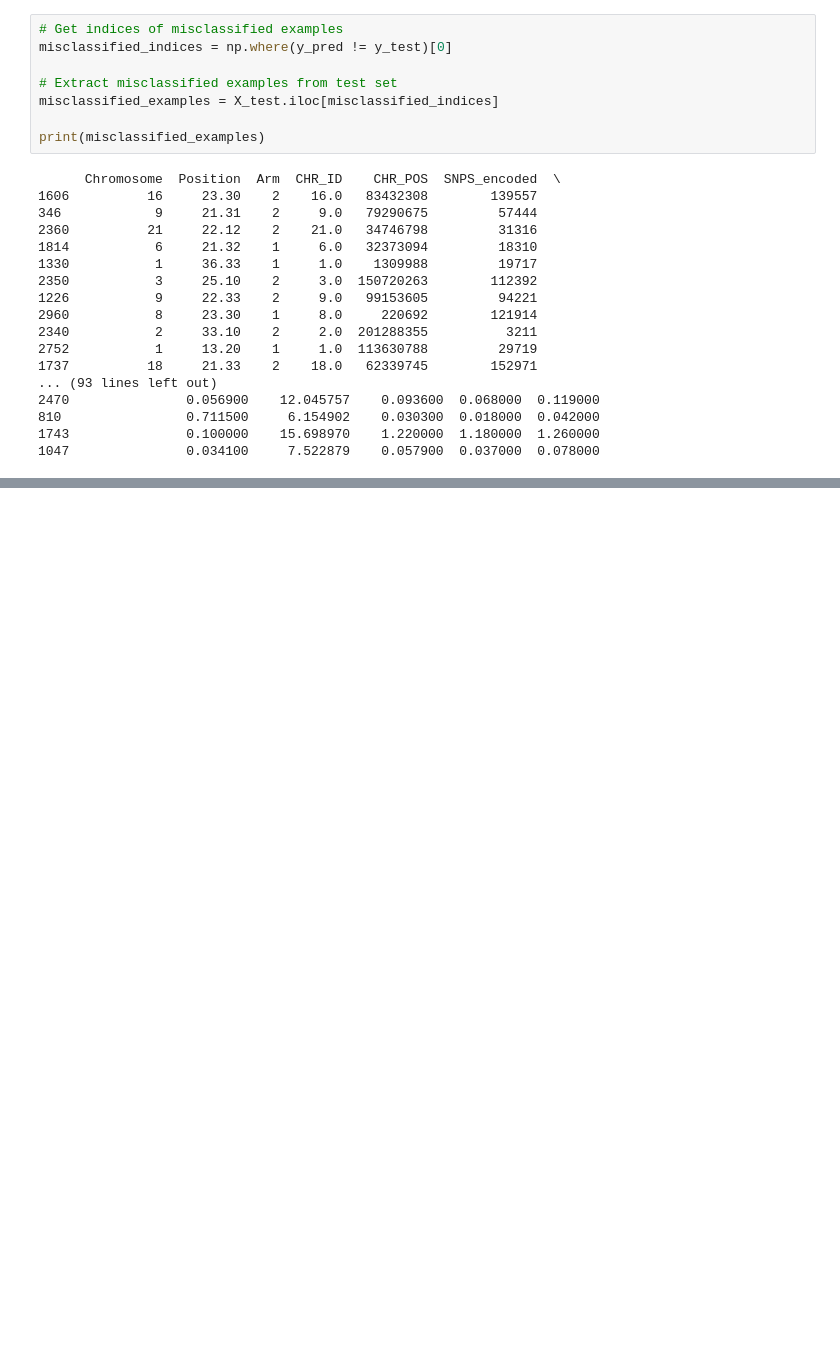
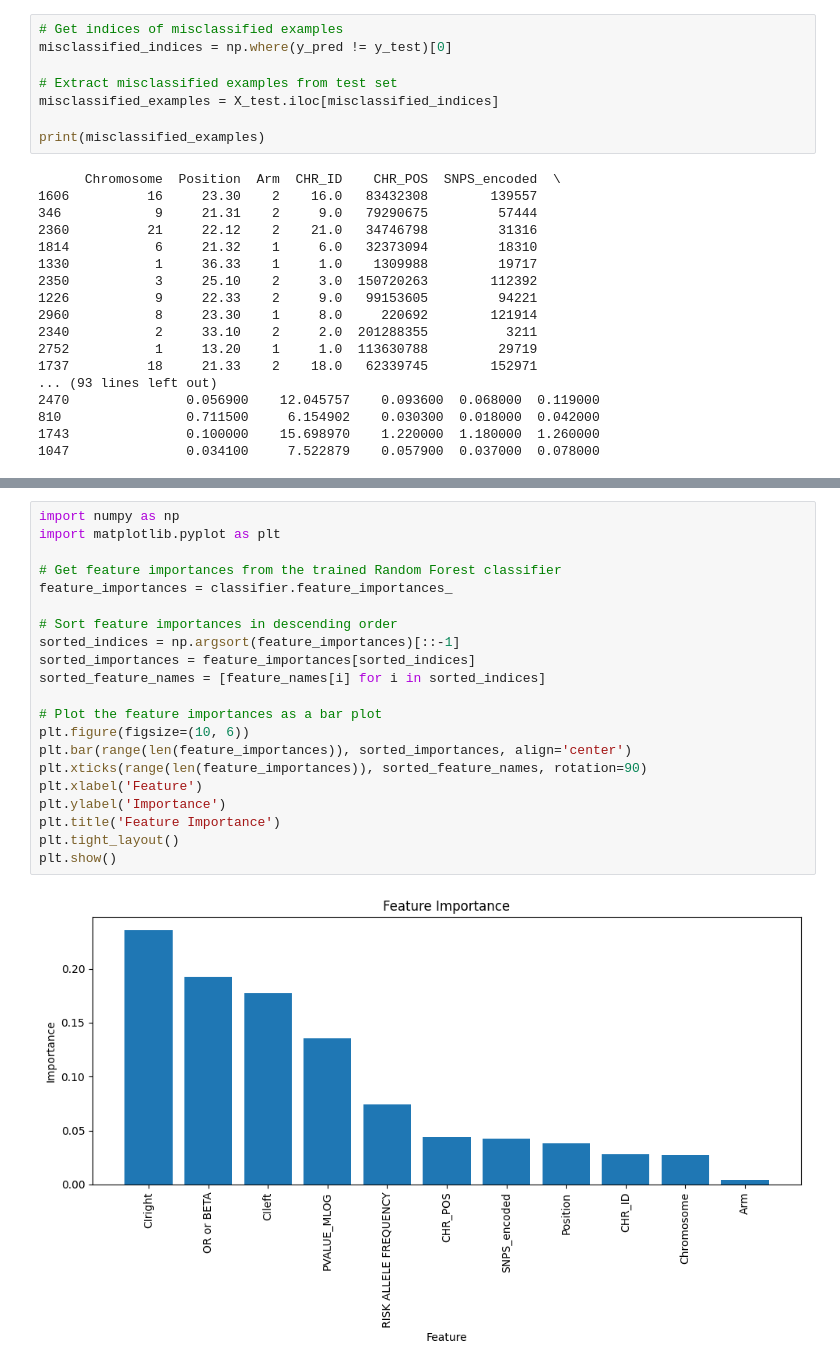
Before and after one commit to MohiRZV/IM, a Jupyter notebook: GWAS.ipynb, the cells around one changed output, grey strips where cells are left out. Cells and saved outputs as stored; diff of their text form; blank space fills up the shorter version.

```diff
--- a/GWAS.ipynb
+++ b/GWAS.ipynb
@@ -419,0 +475,23 @@ print(misclassified_examples)
+# %%
+import numpy as np
+import matplotlib.pyplot as plt
+
+# Get feature importances from the trained Random Forest classifier
+feature_importances = classifier.feature_importances_
+
+# Sort feature importances in descending order
+sorted_indices = np.argsort(feature_importances)[::-1]
+sorted_importances = feature_importances[sorted_indices]
+sorted_feature_names = [feature_names[i] for i in sorted_indices]
+
+# Plot the feature importances as a bar plot
+plt.figure(figsize=(10, 6))
+plt.bar(range(len(feature_importances)), sorted_importances, align='center')
+plt.xticks(range(len(feature_importances)), sorted_feature_names, rotation=90)
+plt.xlabel('Feature')
+plt.ylabel('Importance')
+plt.title('Feature Importance')
+plt.tight_layout()
+plt.show()
+# %% [output]
+[figure, added]
```
Also changed, not shown: parts of 12 cells of this notebook.
